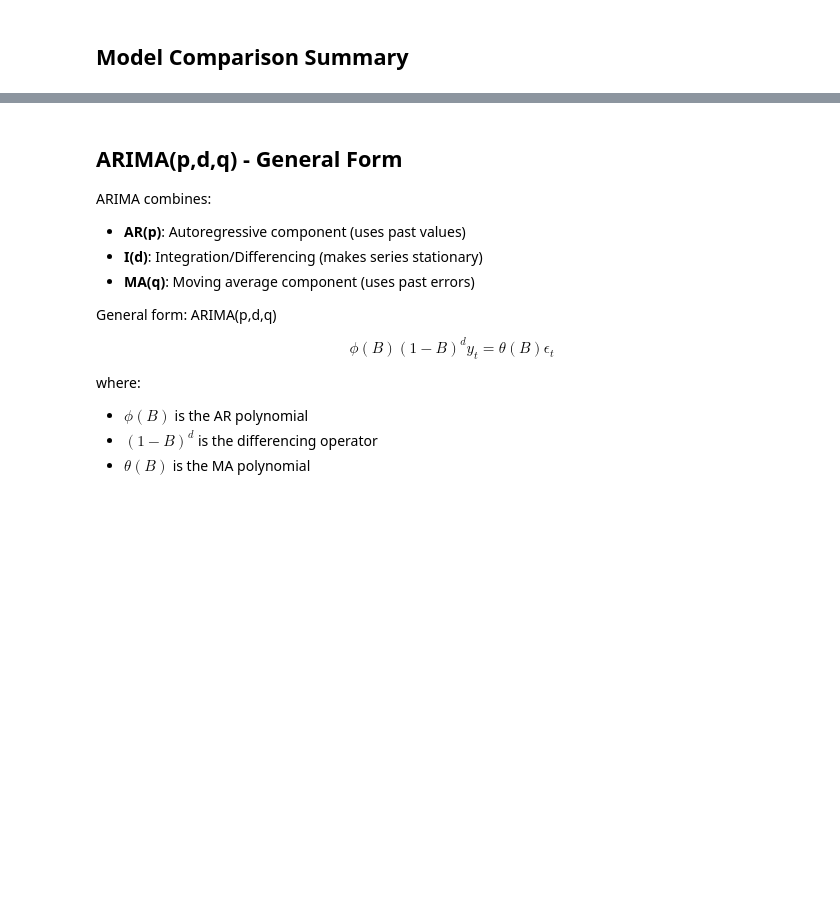
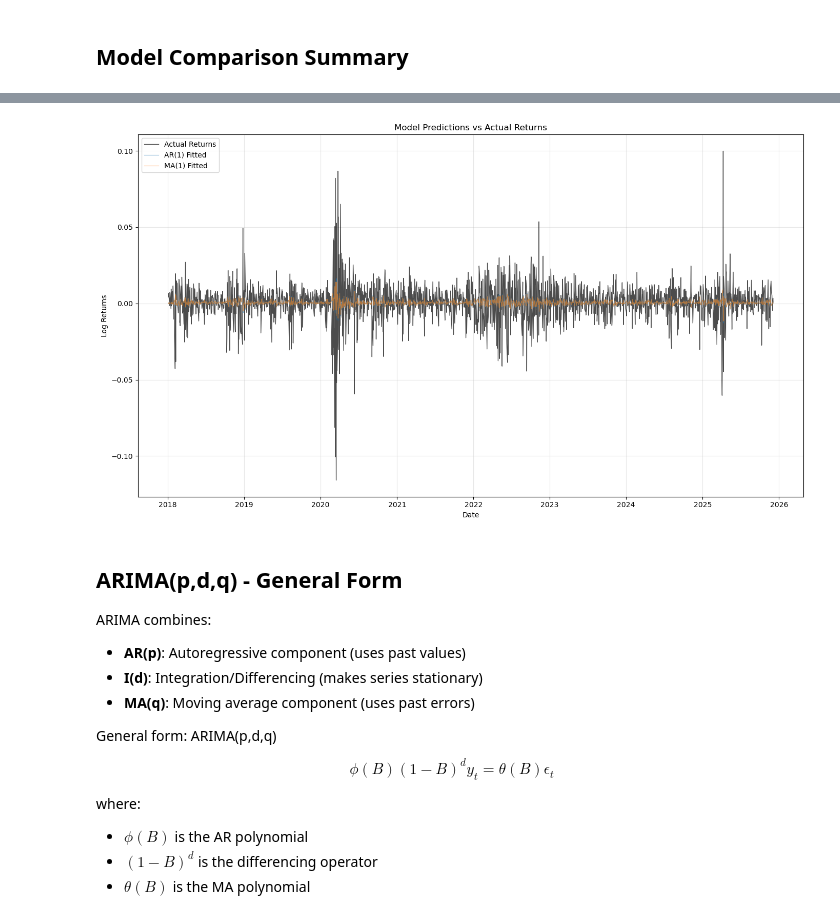
Before and after one commit to christianvedels/News_and_Market_Sentiment_Analytics, a Jupyter notebook: Lecture 5 - Causality/Code/timeseries.ipynb, the cells around one changed output, grey strips where cells are left out. Cells and saved outputs as stored; diff of their text form; code cells hidden in the pictures; blank space fills up the shorter version.

```diff
--- a/Lecture 5 - Causality/Code/timeseries.ipynb
+++ b/Lecture 5 - Causality/Code/timeseries.ipynb
@@ -179,3 +178,30 @@ summary
+# %%
+from sklearn.metrics import mean_squared_error, mean_absolute_error
+
+# Prediction versus real data
+# Get fitted values (in-sample predictions) from each model
+ar1_fitted = ar1_res.fittedvalues
+ma1_fitted = ma1_res.fittedvalues
+
+# Plot actual vs predicted returns
+plt.figure(figsize=(14, 8))
+
+# Plot actual returns
+plt.plot(ts.index, ts["R"], label='Actual Returns', color='black', linewidth=1, alpha=0.7)
+
+# Plot fitted values from each model
+plt.plot(ar1_fitted.index, ar1_fitted, label='AR(1) Fitted', linewidth=0.8, alpha=0.6)
+plt.plot(ma1_fitted.index, ma1_fitted, label='MA(1) Fitted', linewidth=0.8, alpha=0.6)
+
+plt.title('Model Predictions vs Actual Returns')
+plt.xlabel('Date')
+plt.ylabel('Log Returns')
+plt.legend(loc='best')
+plt.grid(True, alpha=0.3)
+plt.tight_layout()
+plt.show()
+# %% [output]
+[figure, added]
 # %% [markdown]
 ## ARIMA(p,d,q) - General Form
 
```
Also changed, not shown: parts of 17 cells of this notebook, 2 other files.
